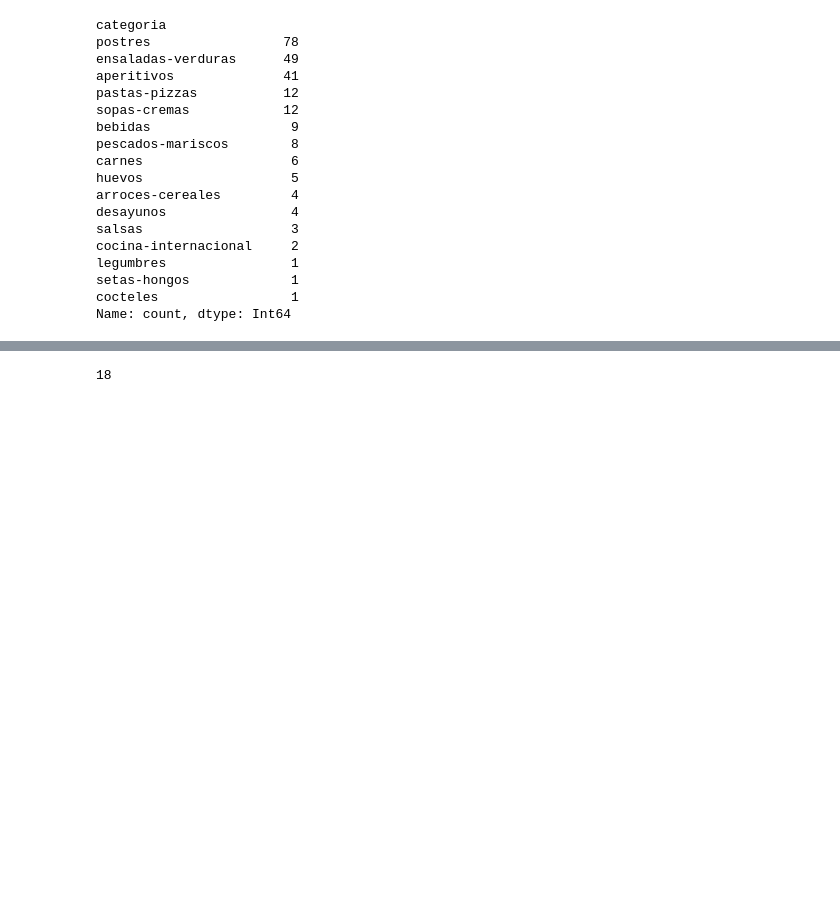
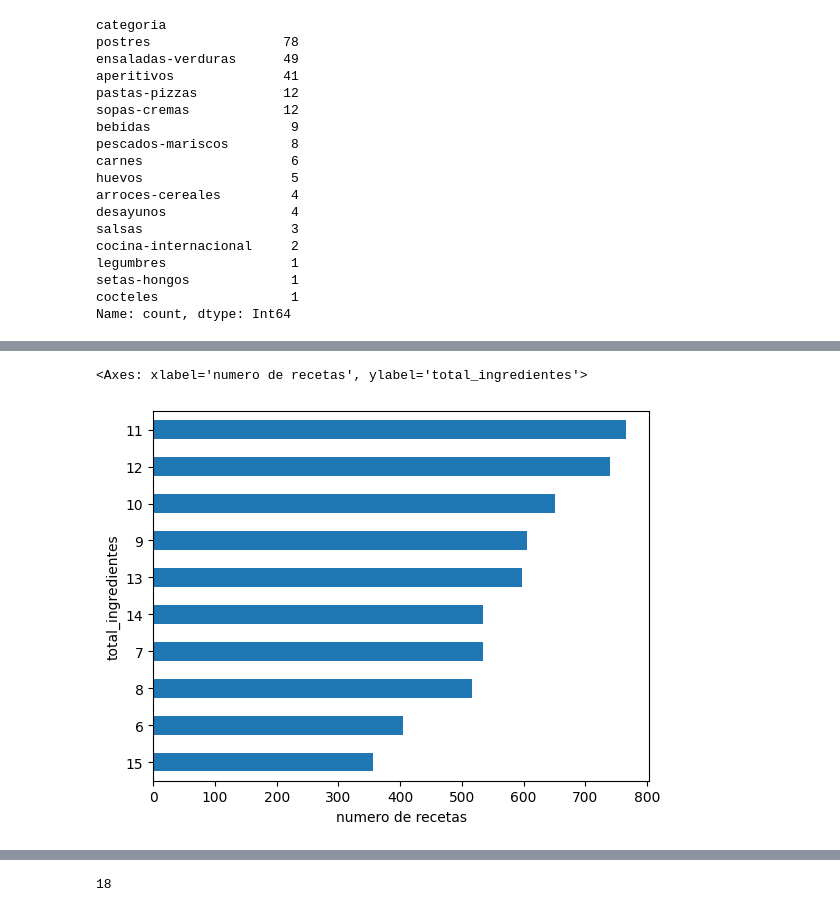
Before and after one commit to nikodyulger/lago-de-recetas, a Jupyter notebook: notebooks/eda.ipynb, the cells around one changed output, grey strips where cells are left out. Cells and saved outputs as stored; diff of their text form; code cells hidden in the pictures; blank space fills up the shorter version.

```diff
--- a/notebooks/eda.ipynb
+++ b/notebooks/eda.ipynb
@@ -145,3 +114,8 @@ Name: total_ingredientes, dtype: float64
+# %%
+df_hogar_mania['total_ingredientes'].value_counts().head(10).sort_values().plot(kind='barh', xlabel='numero de recetas')
+# %% [output]
+<Axes: xlabel='numero de recetas', ylabel='total_ingredientes'>
+[figure, added]
 # %%
 df_hogar_mania[df_hogar_mania['total_ingredientes'] == 0].head(5)
 # %% [output]
```
Also changed, not shown: parts of 16 cells of this notebook.
